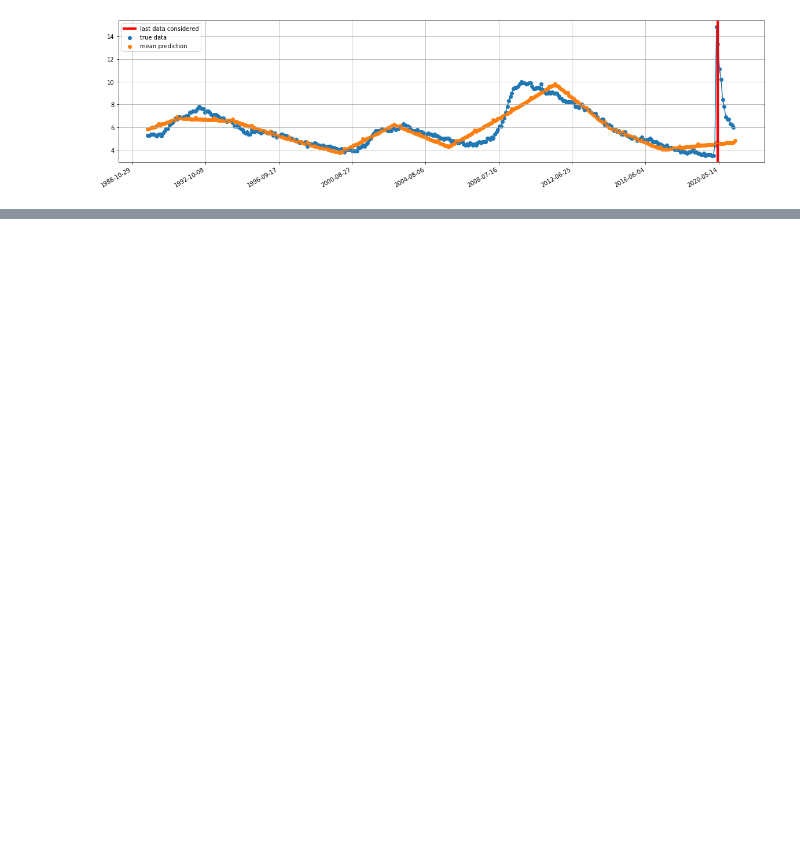
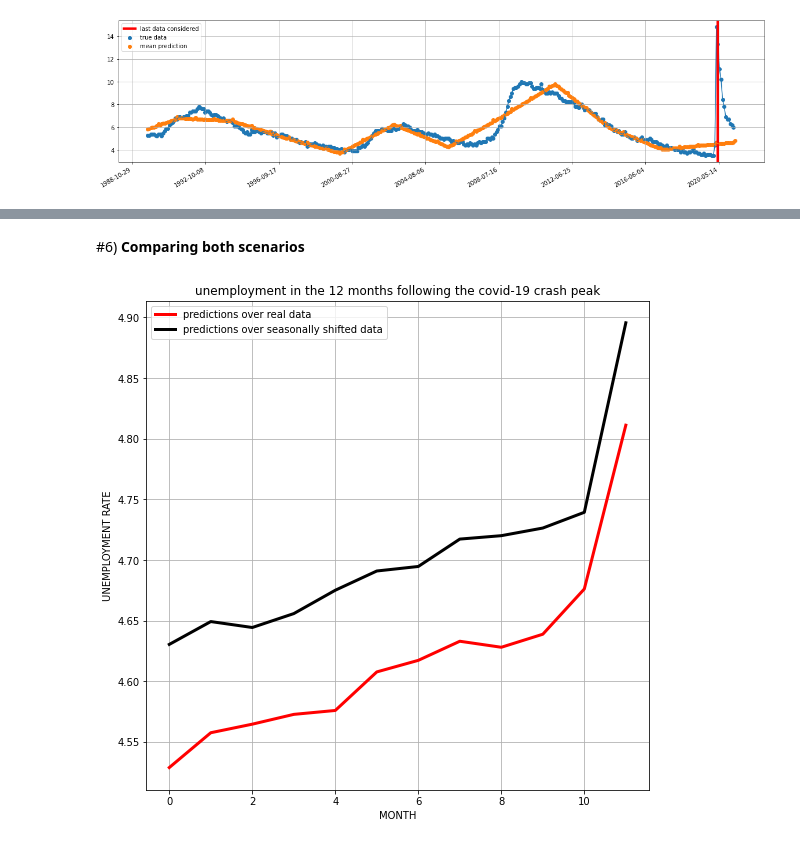
Before and after one commit to GastonMazzei/data-science-usa-unemployment, a Jupyter notebook: contrafactual-covid19-seasonal-shift/Unemployment_tratment_with_prophetAI.ipynb, the cells around one changed output, grey strips where cells are left out. Cells and saved outputs as stored; diff of their text form; code cells hidden in the pictures; blank space fills up the shorter version.

```diff
--- a/contrafactual-covid19-seasonal-shift/Unemployment_tratment_with_prophetAI.ipynb
+++ b/contrafactual-covid19-seasonal-shift/Unemployment_tratment_with_prophetAI.ipynb
@@ -203,7 +222,7 @@ best parameters are: {'changepoint_prior_scale': 5.0, 'seasonality_prior_scale':
 #4) <b>Visualize the model's prediction for the aftermath of the covid-19 pandemic</b>
 <br><i>WARNING: the amount of monhts (i.e. "num_months", the number "11" used as third positional argument in the only function called in the following line) should be changed as the database from St Luis FRED may update itself, so the number of months ignored should be increased. Date: 02 May 2021</i>
 # %%
-visualizer(df, 12, 11)
+forecast_real_data = visualizer(df, 12, 11)
 # %% [output]
 INFO:prophet:Disabling weekly seasonality. Run prophet with weekly_seasonality=True to override this.
 INFO:prophet:Disabling daily seasonality. Run prophet with daily_seasonality=True to override this.
@@ -226,0 +247,12 @@ INFO:prophet:Disabling daily seasonality. Run prophet with daily_seasonality=Tru
+# %% [markdown]
+#6) <b>Comparing both scenarios</b>
+# %%
+f, ax = plt.subplots(1,1,figsize=(9,9))
+ax.plot(forecast_real_data, c='r', label='predictions over real data', lw=3)
+ax.plot(forecast_shifted_data, c='k', label='predictions over seasonally shifted data', lw=3)
+ax.set_title('unemployment in the 12 months following the covid-19 crash peak')
+ax.set_xlabel('MONTH')
+ax.set_ylabel('UNEMPLOYMENT RATE')
+ax.legend(); plt.grid()
+# %% [output]
+[figure, added]
```
Also changed, not shown: parts of 4 cells of this notebook.
